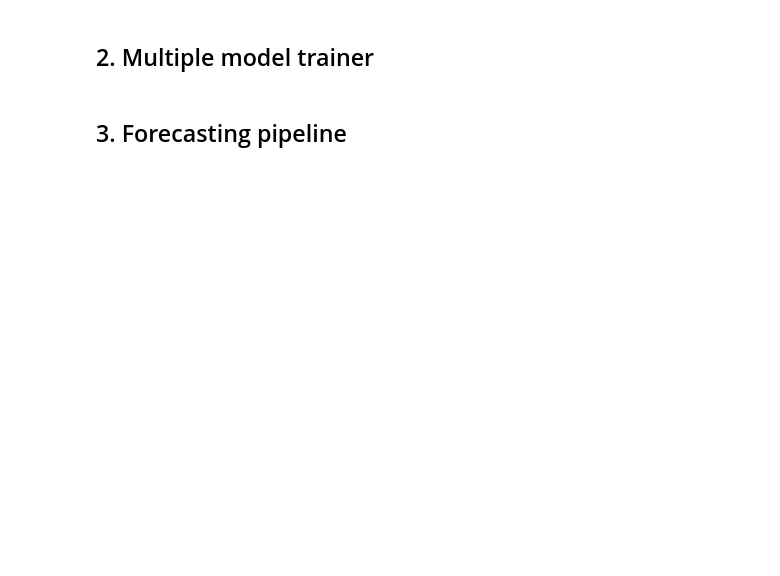
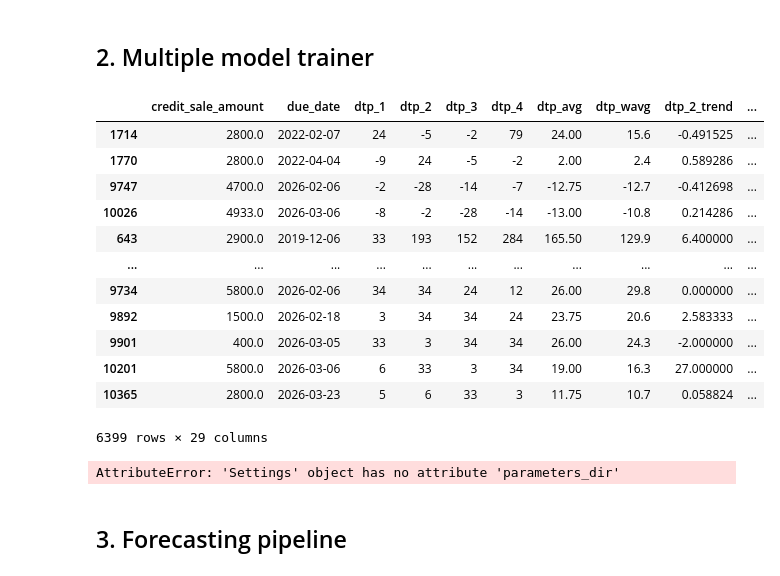
Before and after one commit to anneryeo/invoice-payment-prediction-thesis, a Jupyter notebook: Machine Learning.ipynb, the cells around one changed output. Cells and saved outputs as stored; diff of their text form; code cells hidden in the pictures; blank space fills up the shorter version.

```diff
--- a/Machine Learning.ipynb
+++ b/Machine Learning.ipynb
@@ -1173,26 +1189,31 @@ if False:
 
     df_results = run_survival_model_experiments(df_data_surv, models, balance_strategies, args, best_penalty, thresholds)
 # %%
-# Helper columns
-drop_columns = ['school_year', 'student_id_pseudonimized', 'category_name',
-       'gross_receivables', 'amount_discounted', 'adjustments', 'due_date_prev_1',
-       'due_date_prev_2', 'date_fully_paid', 'last_payment_date']
-
-# Payment plans
-#drop_columns = drop_columns + ['plan_type_Plan - A', 'plan_type_Plan - B', 'plan_type_Plan - C',
-#                               'plan_type_Plan - D', 'plan_type_Plan - E', 'plan_type_nan']
-
 # Survival related features
-drop_columns = drop_columns + ['censor', 'days_elapsed_until_fully_paid']
+drop_columns = ['censor', 'days_elapsed_until_fully_paid']
 
 # Only extract invoices with payments
 df_data = df_credit_sales[df_credit_sales['censor'] == 1]
 
 df_data = df_data.drop(columns=drop_columns)
 
 # Drop invoices with missing critical features
 df_data.dropna(subset=['dtp_1', 'dtp_2', 'dtp_3', 'dtp_4'], inplace=True)
 df_data
+# %% [output]
+|  | credit_sale_amount | due_date | dtp_1 | dtp_2 | dtp_3 | dtp_4 | dtp_avg | dtp_wavg | dtp_2_trend | ... |
+| 1714 | 2800.0 | 2022-02-07 | 24 | -5 | -2 | 79 | 24.00 | 15.6 | -0.491525 | ... |
+| 1770 | 2800.0 | 2022-04-04 | -9 | 24 | -5 | -2 | 2.00 | 2.4 | 0.589286 | ... |
+| 9747 | 4700.0 | 2026-02-06 | -2 | -28 | -14 | -7 | -12.75 | -12.7 | -0.412698 | ... |
+| 10026 | 4933.0 | 2026-03-06 | -8 | -2 | -28 | -14 | -13.00 | -10.8 | 0.214286 | ... |
+| 643 | 2900.0 | 2019-12-06 | 33 | 193 | 152 | 284 | 165.50 | 129.9 | 6.400000 | ... |
+| ... | ... | ... | ... | ... | ... | ... | ... | ... | ... | ... |
+| 9734 | 5800.0 | 2026-02-06 | 34 | 34 | 24 | 12 | 26.00 | 29.8 | 0.000000 | ... |
+| 9892 | 1500.0 | 2026-02-18 | 3 | 34 | 34 | 24 | 23.75 | 20.6 | 2.583333 | ... |
+| 9901 | 400.0 | 2026-03-05 | 33 | 3 | 34 | 34 | 26.00 | 24.3 | -2.000000 | ... |
+| 10201 | 5800.0 | 2026-03-06 | 6 | 33 | 3 | 34 | 19.00 | 16.3 | 27.000000 | ... |
+| 10365 | 2800.0 | 2026-03-23 | 5 | 6 | 33 | 3 | 11.75 | 10.7 | 0.058824 | ... |
+6399 rows × 29 columns
 # %%
 from machine_learning.utils.training.run_models_parallel import SurvivalExperimentRunner
 
@@ -1203,7 +1224,7 @@ runner = SurvivalExperimentRunner(
     models=models,
     balance_strategies=balance_strategies,
     args=args,
-    best_parameters=best_params,
+    best_parameters=best_surv_parameters,
     thresholds=thresholds,
     n_jobs=-1,
     do_not_parallel_compute=do_not_parallel_compute,
@@ -1214,6 +1235,8 @@ runner = SurvivalExperimentRunner(
 
 # Run experiments
 df_results = runner.run()
+# %% [output]
+AttributeError: 'Settings' object has no attribute 'parameters_dir'
 # %%
 df_results
 # %%
```
Also changed, not shown: parts of 6 cells of this notebook.
